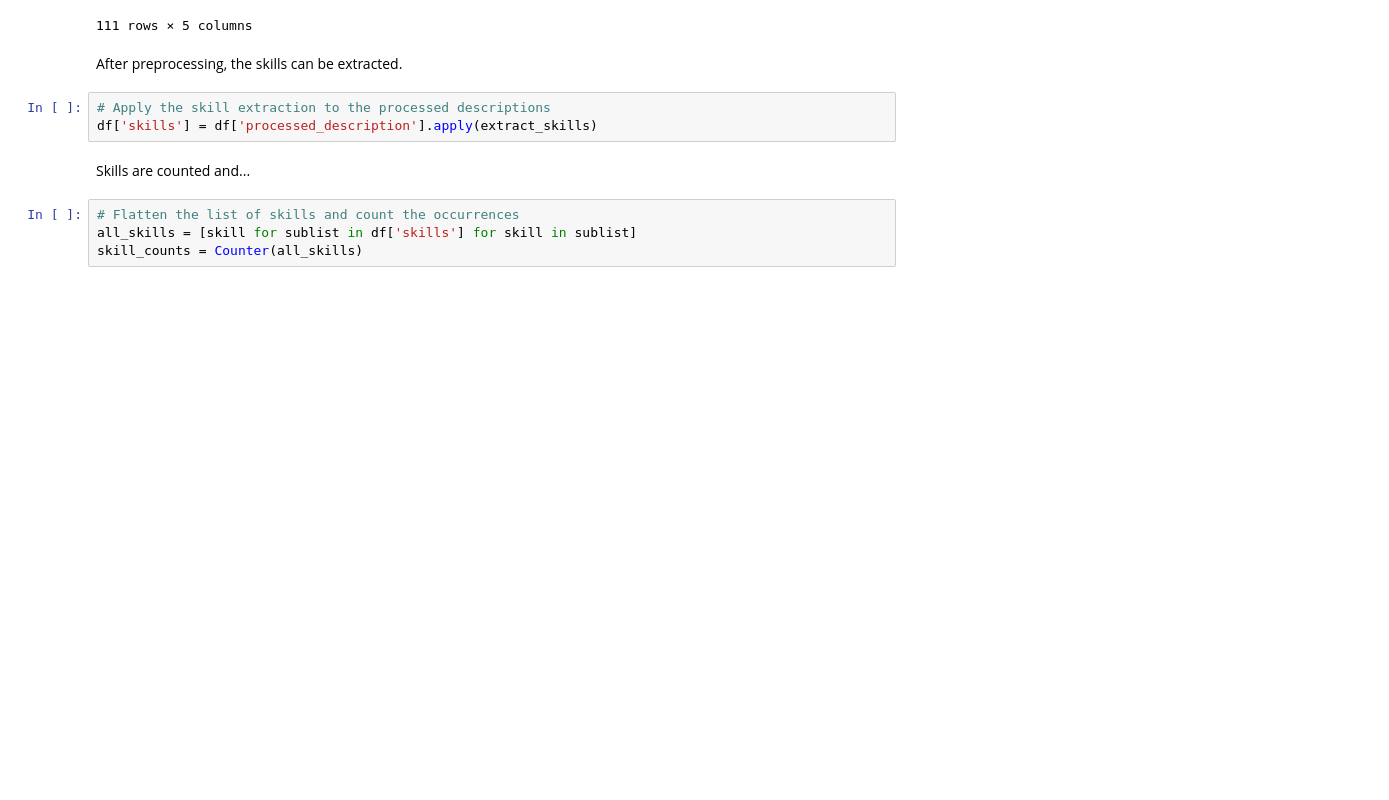
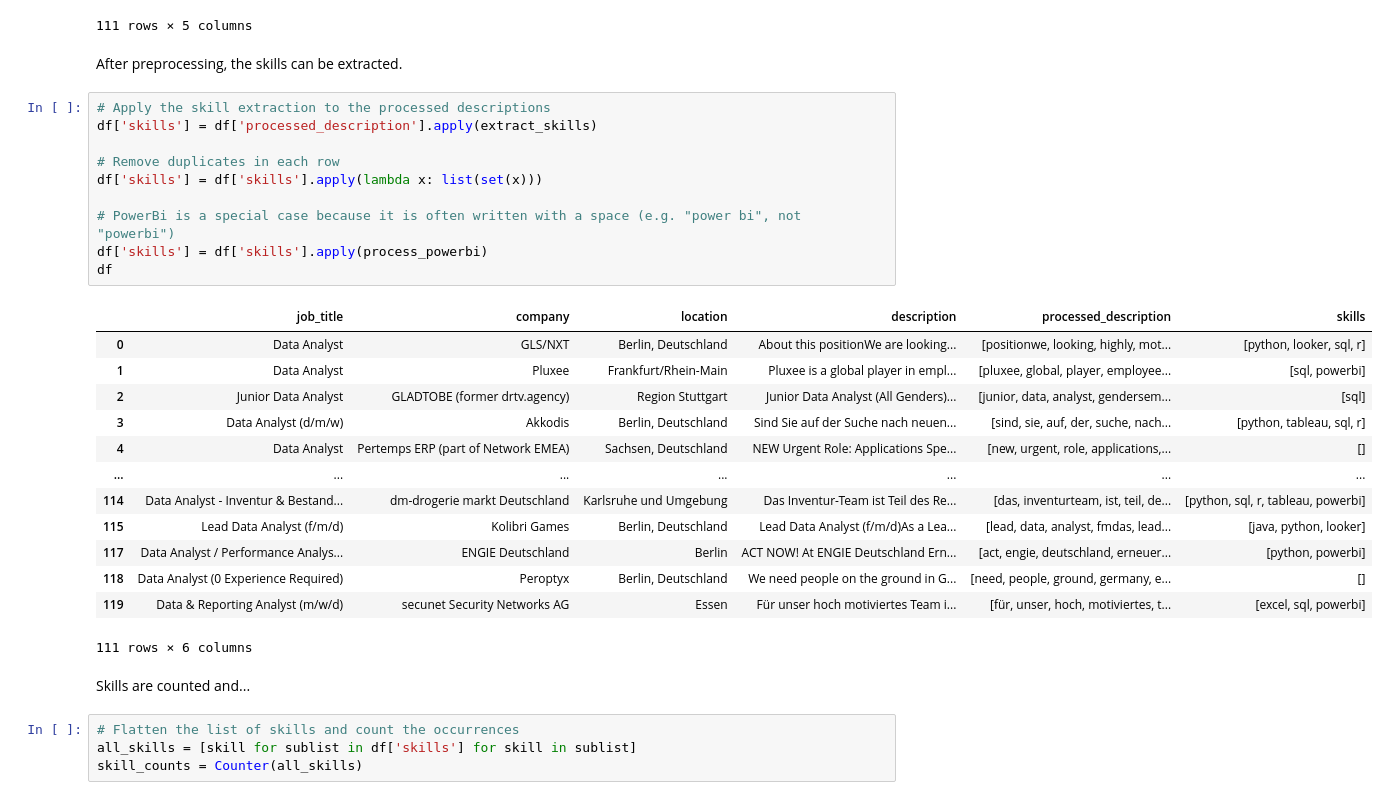
Before and after one commit to MauriceSchowe/DataAnalystSkills, a Jupyter notebook: JobScraping.ipynb, the cells around one changed output. Drawn from its saved outputs; the diff is of its cells as text; blank space fills up the shorter version.

```diff
--- a/JobScraping.ipynb
+++ b/JobScraping.ipynb
@@ -194,6 +208,27 @@ After preprocessing, the skills can be extracted.
 # %%
 # Apply the skill extraction to the processed descriptions
 df['skills'] = df['processed_description'].apply(extract_skills)
+
+# Remove duplicates in each row
+df['skills'] = df['skills'].apply(lambda x: list(set(x)))
+
+# PowerBi is a special case because it is often written with a space (e.g. "power bi", not "powerbi")
+df['skills'] = df['skills'].apply(process_powerbi)
+df
+# %% [output]
+|  | job_title | company | location | description | processed_description | skills |
+| 0 | Data Analyst | GLS/NXT | Berlin, Deutschland | About this positionWe are looking... | [positionwe, looking, highly, mot... | [python, looker, sql, r] |
+| 1 | Data Analyst | Pluxee | Frankfurt/Rhein-Main | Pluxee is a global player in empl... | [pluxee, global, player, employee... | [sql, powerbi] |
+| 2 | Junior Data Analyst | GLADTOBE (former drtv.agency) | Region Stuttgart | Junior Data Analyst (All Genders)... | [junior, data, analyst, gendersem... | [sql] |
+| 3 | Data Analyst (d/m/w) | Akkodis | Berlin, Deutschland | Sind Sie auf der Suche nach neuen... | [sind, sie, auf, der, suche, nach... | [python, tableau, sql, r] |
+| 4 | Data Analyst | Pertemps ERP (part of Network EMEA) | Sachsen, Deutschland | NEW Urgent Role: Applications Spe... | [new, urgent, role, applications,... | [] |
+| ... | ... | ... | ... | ... | ... | ... |
+| 114 | Data Analyst - Inventur & Bestand... | dm-drogerie markt Deutschland | Karlsruhe und Umgebung | Das Inventur-Team ist Teil des Re... | [das, inventurteam, ist, teil, de... | [python, sql, r, tableau, powerbi] |
+| 115 | Lead Data Analyst (f/m/d) | Kolibri Games | Berlin, Deutschland | Lead Data Analyst (f/m/d)As a Lea... | [lead, data, analyst, fmdas, lead... | [java, python, looker] |
+| 117 | Data Analyst / Performance Analys... | ENGIE Deutschland | Berlin | ACT NOW! At ENGIE Deutschland Ern... | [act, engie, deutschland, erneuer... | [python, powerbi] |
+| 118 | Data Analyst (0 Experience Required) | Peroptyx | Berlin, Deutschland | We need people on the ground in G... | [need, people, ground, germany, e... | [] |
+| 119 | Data & Reporting Analyst (m/w/d) | secunet Security Networks AG | Essen | Für unser hoch motiviertes Team i... | [für, unser, hoch, motiviertes, t... | [excel, sql, powerbi] |
+111 rows × 6 columns
 # %% [markdown]
 Skills are counted and...
 # %%
```
Also changed, not shown: parts of 6 cells of this notebook.
